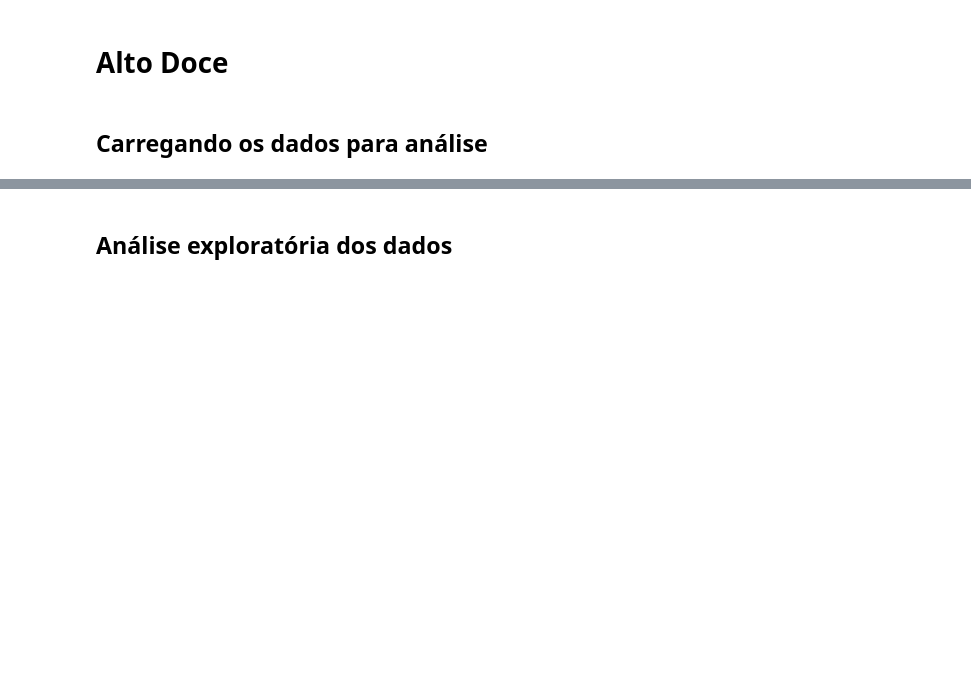
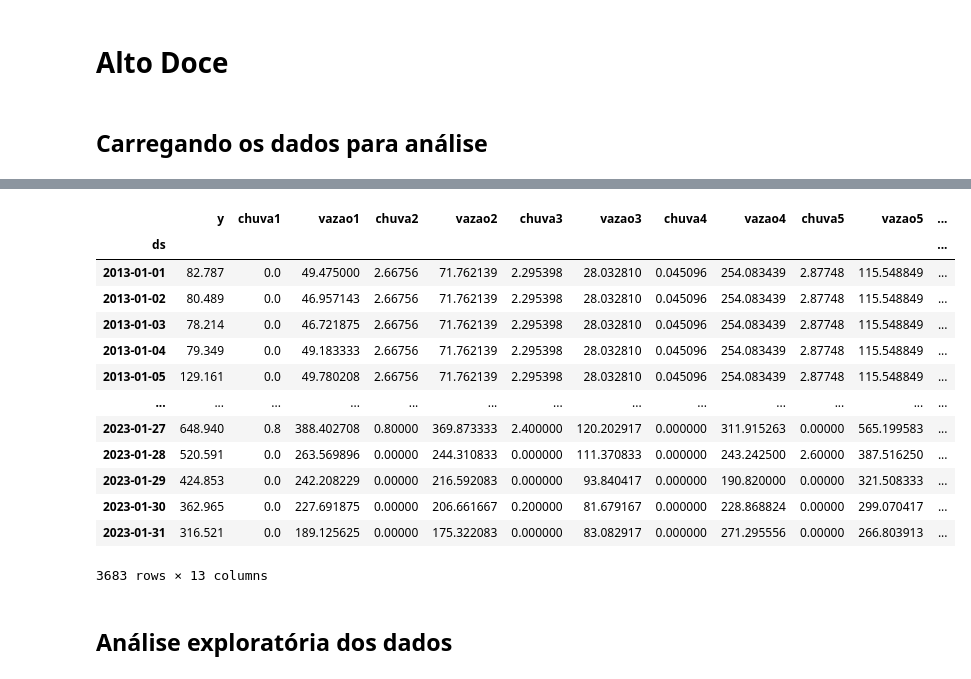
Before and after one commit to wasf84/pgmc-mestrado, a Jupyter notebook: dissertacao/bacia_rio_doce/doce.ipynb, the cells around one changed output, grey strips where cells are left out. Cells and saved outputs as stored; diff of their text form; code cells hidden in the pictures; blank space fills up the shorter version.

```diff
--- a/dissertacao/bacia_rio_doce/doce.ipynb
+++ b/dissertacao/bacia_rio_doce/doce.ipynb
@@ -232,3 +205,20 @@ memory usage: 402.8 KB
+# %%
+ds_alto.df
+# %% [output]
+|  | y | chuva1 | vazao1 | chuva2 | vazao2 | chuva3 | vazao3 | chuva4 | vazao4 | chuva5 | vazao5 | ... |
+| ds |  |  |  |  |  |  |  |  |  |  |  | ... |
+| 2013-01-01 | 82.787 | 0.0 | 49.475000 | 2.66756 | 71.762139 | 2.295398 | 28.032810 | 0.045096 | 254.083439 | 2.87748 | 115.548849 | ... |
+| 2013-01-02 | 80.489 | 0.0 | 46.957143 | 2.66756 | 71.762139 | 2.295398 | 28.032810 | 0.045096 | 254.083439 | 2.87748 | 115.548849 | ... |
+| 2013-01-03 | 78.214 | 0.0 | 46.721875 | 2.66756 | 71.762139 | 2.295398 | 28.032810 | 0.045096 | 254.083439 | 2.87748 | 115.548849 | ... |
+| 2013-01-04 | 79.349 | 0.0 | 49.183333 | 2.66756 | 71.762139 | 2.295398 | 28.032810 | 0.045096 | 254.083439 | 2.87748 | 115.548849 | ... |
+| 2013-01-05 | 129.161 | 0.0 | 49.780208 | 2.66756 | 71.762139 | 2.295398 | 28.032810 | 0.045096 | 254.083439 | 2.87748 | 115.548849 | ... |
+| ... | ... | ... | ... | ... | ... | ... | ... | ... | ... | ... | ... | ... |
+| 2023-01-27 | 648.940 | 0.8 | 388.402708 | 0.80000 | 369.873333 | 2.400000 | 120.202917 | 0.000000 | 311.915263 | 0.00000 | 565.199583 | ... |
+| 2023-01-28 | 520.591 | 0.0 | 263.569896 | 0.00000 | 244.310833 | 0.000000 | 111.370833 | 0.000000 | 243.242500 | 2.60000 | 387.516250 | ... |
+| 2023-01-29 | 424.853 | 0.0 | 242.208229 | 0.00000 | 216.592083 | 0.000000 | 93.840417 | 0.000000 | 190.820000 | 0.00000 | 321.508333 | ... |
+| 2023-01-30 | 362.965 | 0.0 | 227.691875 | 0.00000 | 206.661667 | 0.200000 | 81.679167 | 0.000000 | 228.868824 | 0.00000 | 299.070417 | ... |
+| 2023-01-31 | 316.521 | 0.0 | 189.125625 | 0.00000 | 175.322083 | 0.000000 | 83.082917 | 0.000000 | 271.295556 | 0.00000 | 266.803913 | ... |
+3683 rows × 13 columns
 # %% [markdown]
 ## Análise exploratória dos dados
 # %% [markdown]
```
Also changed, not shown: parts of 32 cells of this notebook, 1 other file.
